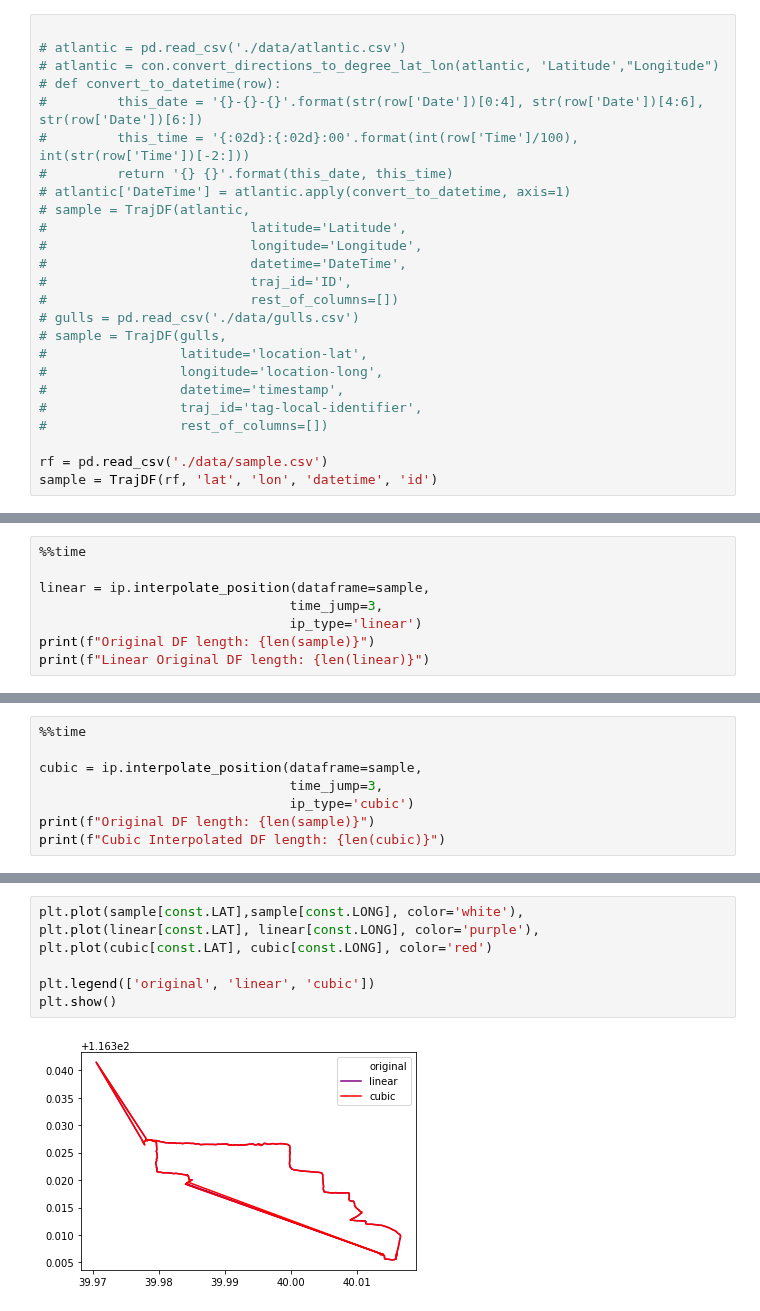
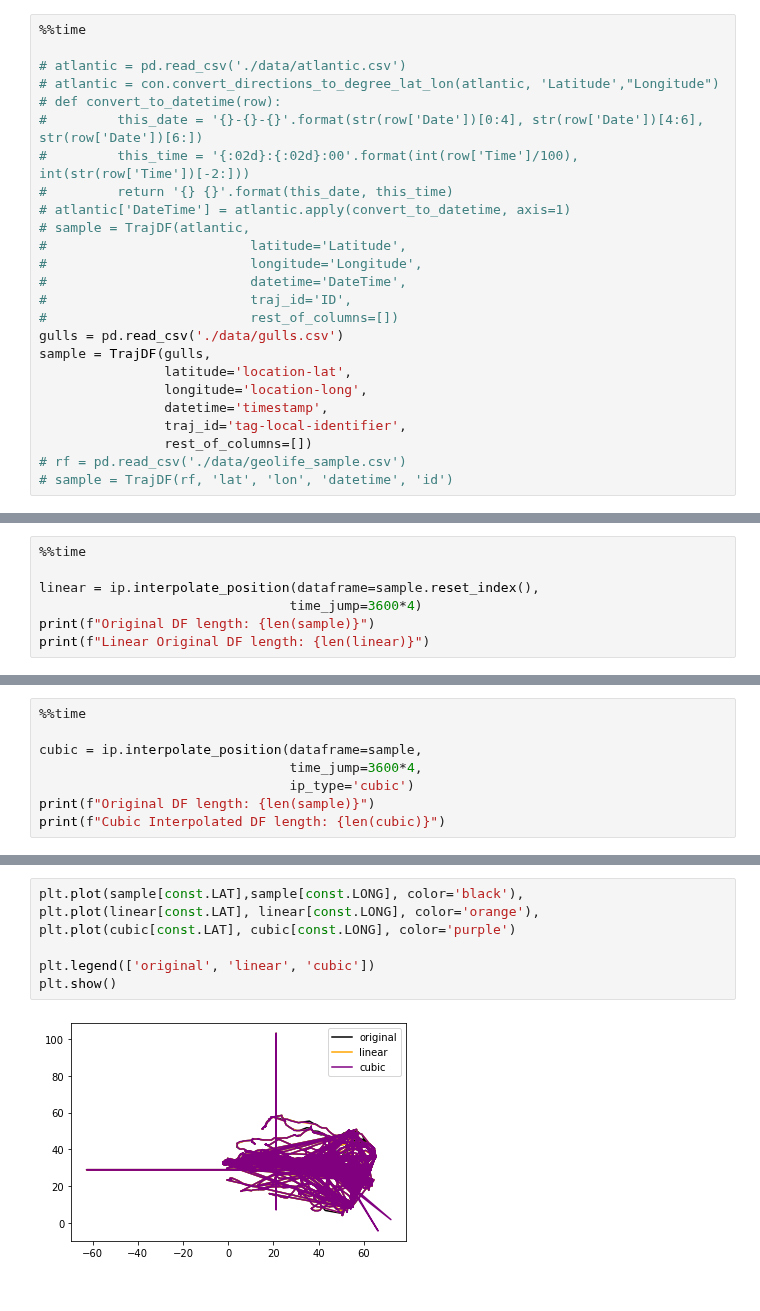
Before and after one commit to YakshHaranwala/PTRAIL, a Jupyter notebook: examples/spline_test.ipynb, the cells around one changed output, grey strips where cells are left out. Drawn from its saved outputs; the diff is of its cells as text.

Commit message:
Linear and Cubic Works now! Cleaned up the code as well.

```diff
--- a/examples/spline_test.ipynb
+++ b/examples/spline_test.ipynb
@@ -12,6 +12,7 @@ import pandas as pd
 from scipy.interpolate import CubicSpline, interp2d
 import numpy as np
 # %%
+%%time
 
 # atlantic = pd.read_csv('./data/atlantic.csv')
 # atlantic = con.convert_directions_to_degree_lat_lon(atlantic, 'Latitude',"Longitude")
@@ -26,13 +27,12 @@ import numpy as np
 #                          datetime='DateTime',
 #                          traj_id='ID',
 #                          rest_of_columns=[])
-# gulls = pd.read_csv('./data/gulls.csv')
-# sample = TrajDF(gulls,
-#                 latitude='location-lat',
-#                 longitude='location-long',
-#                 datetime='timestamp',
-#                 traj_id='tag-local-identifier',
-#                 rest_of_columns=[])
-
-rf = pd.read_csv('./data/sample.csv')
-sample = TrajDF(rf, 'lat', 'lon', 'datetime', 'id')
+gulls = pd.read_csv('./data/gulls.csv')
+sample = TrajDF(gulls,
+                latitude='location-lat',
+                longitude='location-long',
+                datetime='timestamp',
+                traj_id='tag-local-identifier',
+                rest_of_columns=[])
+# rf = pd.read_csv('./data/geolife_sample.csv')
+# sample = TrajDF(rf, 'lat', 'lon', 'datetime', 'id')
@@ -39,9 +42,8 @@ sample = TrajDF(rf, 'lat', 'lon', 'datetime', 'id')
 # %%
 %%time
 
-linear = ip.interpolate_position(dataframe=sample,
-                                time_jump=3,
-                                ip_type='linear')
+linear = ip.interpolate_position(dataframe=sample.reset_index(),
+                                time_jump=3600*4)
 print(f"Original DF length: {len(sample)}")
 print(f"Linear Original DF length: {len(linear)}")
 # %% [output]
@@ -53,7 +55,7 @@ Wall time: 2.24 s
 %%time
 
 cubic = ip.interpolate_position(dataframe=sample,
-                                time_jump=3,
+                                time_jump=3600*4,
                                 ip_type='cubic')
 print(f"Original DF length: {len(sample)}")
 print(f"Cubic Interpolated DF length: {len(cubic)}")
@@ -65,12 +67,12 @@ Wall time: 1.86 s
 # %%
-plt.plot(sample[const.LAT],sample[const.LONG], color='white'),
-plt.plot(linear[const.LAT], linear[const.LONG], color='purple'),
-plt.plot(cubic[const.LAT], cubic[const.LONG], color='red')
+plt.plot(sample[const.LAT],sample[const.LONG], color='black'),
+plt.plot(linear[const.LAT], linear[const.LONG], color='orange'),
+plt.plot(cubic[const.LAT], cubic[const.LONG], color='purple')
 
 plt.legend(['original', 'linear', 'cubic'])
 plt.show()
 # %% [output]
-[figure, old version]
+[figure, new version]
 # %%
 fig1, (ax1, ax2, ax3) = plt.subplots(3, 1, figsize=(10, 15))
 
```
Also changed, not shown: parts of 7 cells of this notebook, 5 other files.
